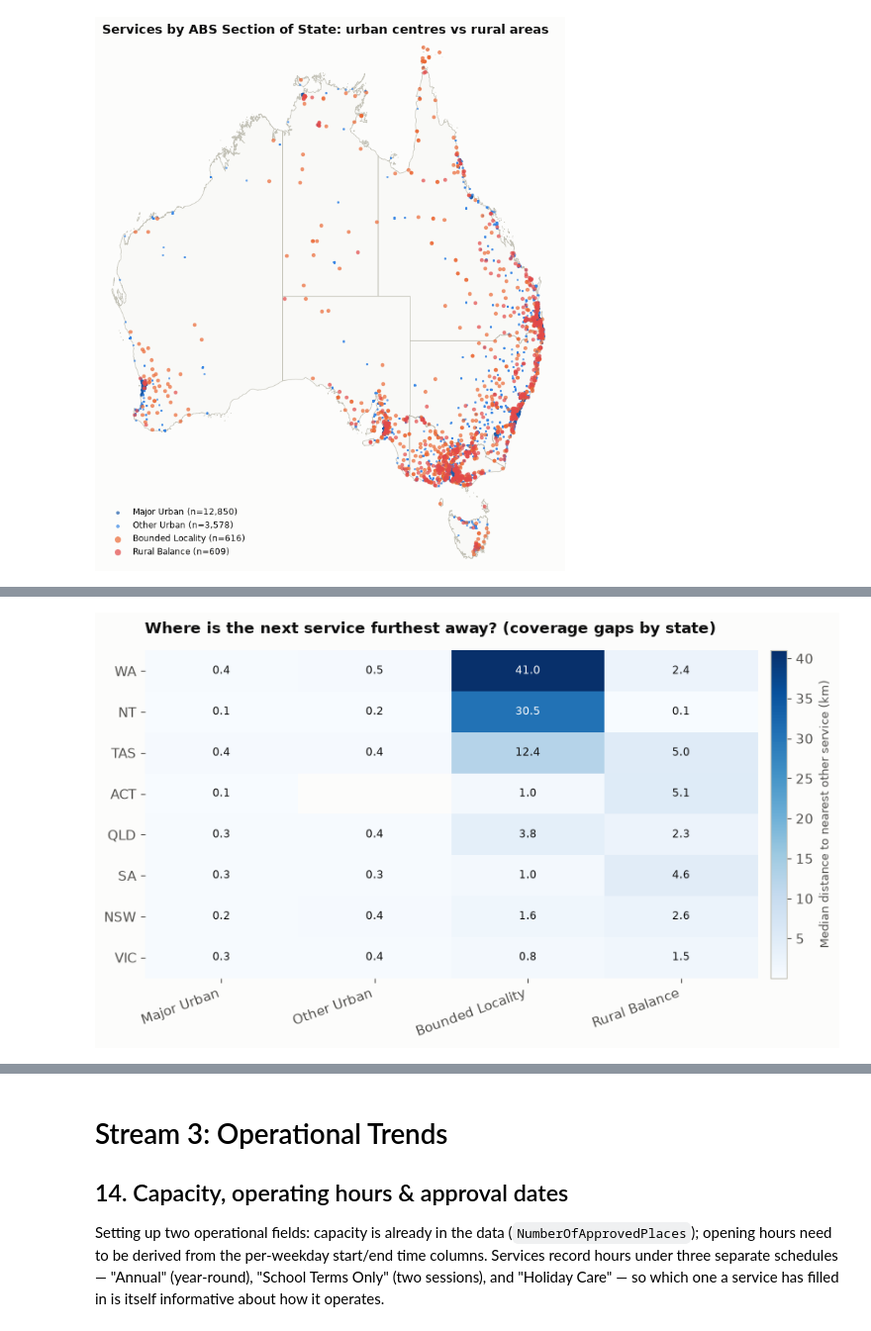
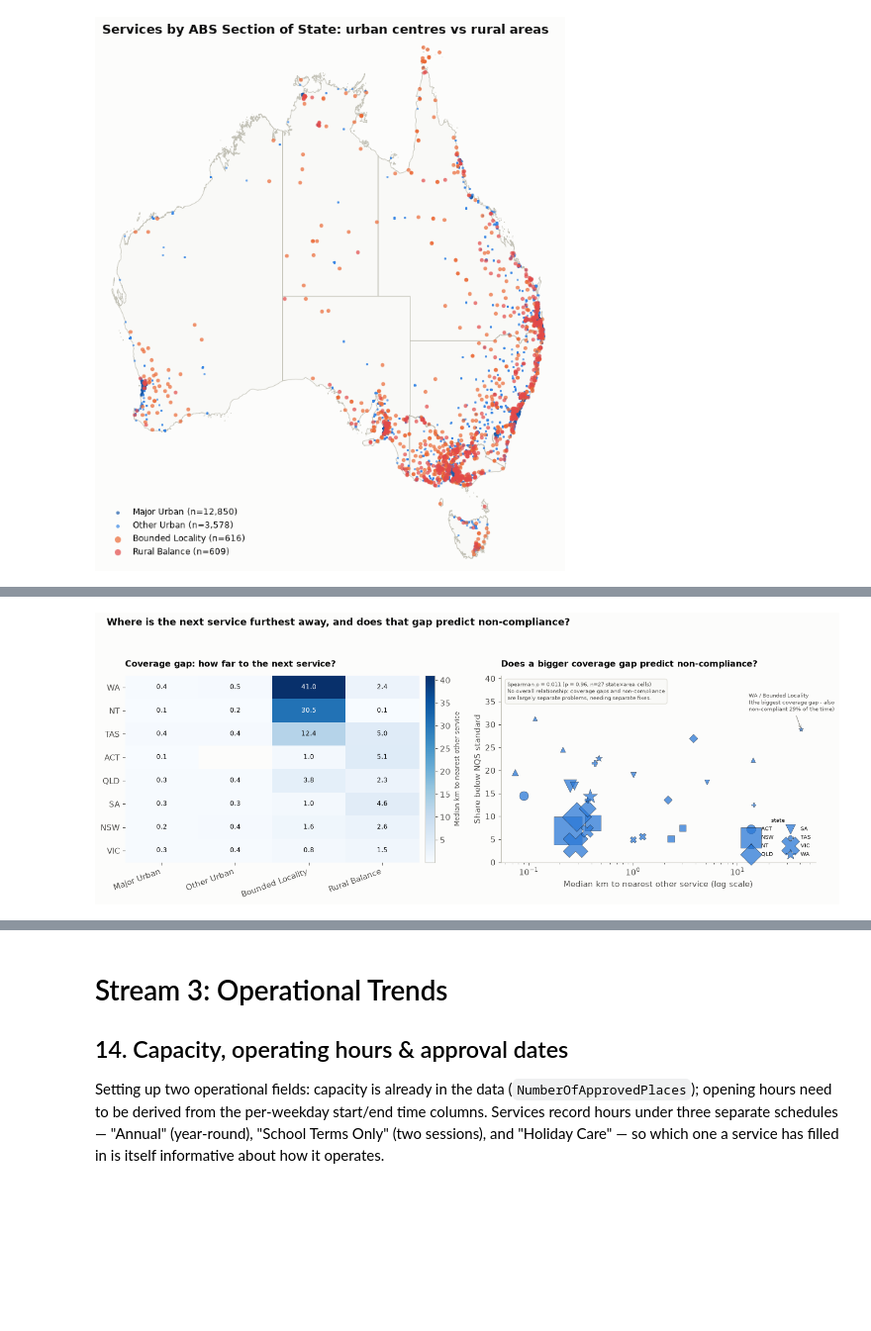
Before and after one commit to martvanhoorn2003-svg/Mart, a Jupyter notebook: ACECQA_Service_Quality_Analysis.ipynb, the cells around one changed output, grey strips where cells are left out. Shown at 99% size. Saved outputs shown, nothing was run; the diff lists cells and outputs as text; code cells hidden in the pictures; blank space fills up the shorter version.

```diff
--- a/ACECQA_Service_Quality_Analysis.ipynb
+++ b/ACECQA_Service_Quality_Analysis.ipynb
@@ -660,0 +652,17 @@ dtype: float64
+# %%
+
+grid7, counts7 = noncompliance_grid(df, "State", "SOS_Category", SOS_ORDER)
+grid7 = plot_noncompliance_heatmap(
+    grid7, counts7,
+    "Where does non-compliance concentrate: urban vs rural? State by state",
+    "Share of services rated 'Working Towards NQS' or 'Significant Improvement Required', by ABS Section of State",
+    "07_rating_by_urban_rural.png",
+)
+worst7 = grid7.stack().idxmax()
+summary["worst_state_sos_noncompliance_cell"] = f"{worst7[0]} / {worst7[1]}"
+summary["worst_state_sos_noncompliance_pct"] = round(float(grid7.stack().max()) * 100, 1)
+for cat in SOS_ORDER:
+    if cat in grid7.columns:
+        summary[f"national_noncompliance_{cat.lower().replace(' ', '_')}_pct"] = round(float(grid7[cat].mean(skipna=True)) * 100, 1)
+print(grid7.round(3))
+print(f"\nWorst single cell: {summary['worst_state_sos_noncompliance_cell']} at {summary['worst_state_sos_noncompliance_pct']}%")
@@ -694,38 +716,82 @@ plt.show()
 # %%
 
 pts9 = gpd.GeoDataFrame(df, geometry=gpd.points_from_xy(df["lon"], df["lat"]), crs="EPSG:4326").to_crs("EPSG:3577")
 coords9 = np.vstack([pts9.geometry.x, pts9.geometry.y]).T
 dist9, _ = cKDTree(coords9).query(coords9, k=2)
 df["nearest_service_km"] = dist9[:, 1] / 1000
 
 d9 = df[df["State"].notna() & df["SOS_Category"].notna()]
-grid9 = d9.groupby(["State", "SOS_Category"])["nearest_service_km"].median().unstack().reindex(columns=SOS_ORDER)
-grid9 = grid9.loc[grid9.mean(axis=1, skipna=True).sort_values(ascending=False).index]
+gap_grid9 = d9.groupby(["State", "SOS_Category"])["nearest_service_km"].median().unstack().reindex(columns=SOS_ORDER)
+gap_grid9 = gap_grid9.loc[gap_grid9.mean(axis=1, skipna=True).sort_values(ascending=False).index]
+flat_gap9 = gap_grid9.stack()
+worst_gap9 = flat_gap9.idxmax()
 
-fig, ax = plt.subplots(figsize=(8.5, 5))
-vals9 = grid9.values.astype(float)
-im = ax.imshow(np.ma.masked_invalid(vals9), cmap="Blues", aspect="auto")
-ax.set_xticks(range(len(grid9.columns))); ax.set_xticklabels(grid9.columns, rotation=20, ha="right")
-ax.set_yticks(range(len(grid9.index))); ax.set_yticklabels(grid9.index)
+# Direct test: does a bigger coverage gap actually predict non-compliance,
+# cell by cell? One point per state x area-type combination.
+rated9 = d9[d9["OverallRating"].notna()].copy()
+rated9["OverallRating"] = rated9["OverallRating"].astype(str)
+rated9 = rated9[rated9["OverallRating"] != NOT_YET_ASSESSED]
+rated9["BelowStandard"] = rated9["OverallRating"].isin(["Working Towards NQS", "Significant Improvement Required"]).astype(int)
+cell9 = rated9.groupby(["State", "SOS_Category"]).agg(
+    nearest_km=("nearest_service_km", "median"), noncompliance=("BelowStandard", "mean"), n=("BelowStandard", "size"),
+).reset_index()
+cell9 = cell9[cell9["n"] >= MIN_CELL_N]
+rho9, pval9 = stats.spearmanr(cell9["nearest_km"], cell9["noncompliance"])
+worst_cell9 = cell9[(cell9["State"] == worst_gap9[0]) & (cell9["SOS_Category"] == worst_gap9[1])].iloc[0]
+
+fig, (ax1, ax2) = plt.subplots(1, 2, figsize=(14, 5.5))
+
+vals9 = gap_grid9.values.astype(float)
+im = ax1.imshow(np.ma.masked_invalid(vals9), cmap="Blues", aspect="auto")
+ax1.set_xticks(range(len(gap_grid9.columns))); ax1.set_xticklabels(gap_grid9.columns, rotation=20, ha="right")
+ax1.set_yticks(range(len(gap_grid9.index))); ax1.set_yticklabels(gap_grid9.index)
 for i in range(vals9.shape[0]):
     for j in range(vals9.shape[1]):
         v = vals9[i, j]
         if np.isnan(v):
             continue
-        ax.text(j, i, f"{v:.1f}", ha="center", va="center", fontsize=8.5, color="white" if v > np.nanmax(vals9) * 0.55 else INK_PRIMARY)
-for spine in ax.spines.values():
+        ax1.text(j, i, f"{v:.1f}", ha="center", va="center", fontsize=8.5, color="white" if v > np.nanmax(vals9) * 0.55 else INK_PRIMARY)
+for spine in ax1.spines.values():
     spine.set_visible(False)
-cbar = fig.colorbar(im, ax=ax, fraction=0.035, pad=0.02)
-cbar.set_label("Median distance to nearest other service (km)", color=INK_SECONDARY, fontsize=9)
-ax.set_title("Where is the next service furthest away? (coverage gaps by state)", fontsize=12, fontweight="bold", color=INK_PRIMARY, loc="left", pad=14)
-fig.tight_layout()
+cbar = fig.colorbar(im, ax=ax1, fraction=0.045, pad=0.02)
+cbar.set_label("Median km to nearest other service", color=INK_SECONDARY, fontsize=8.5)
+ax1.set_title("Coverage gap: how far to the next service?", fontsize=11.5, fontweight="bold", color=INK_PRIMARY, loc="left", pad=12)
+
+state_markers9 = {s: m for s, m in zip(sorted(cell9["State"].unique()), ["o", "s", "^", "D", "v", "P", "X", "*"])}
+for state in sorted(cell9["State"].unique()):
+    sub = cell9[cell9["State"] == state]
+    ax2.scatter(sub["nearest_km"], sub["noncompliance"] * 100, s=sub["n"] / 3 + 30, marker=state_markers9[state],
+               color=CAT["blue"], alpha=0.75, edgecolors=INK_PRIMARY, linewidths=0.4, label=state)
+ax2.set_xscale("log")
+ax2.set_ylim(0, cell9["noncompliance"].max() * 100 * 1.3)
+ax2.annotate(
+    f"{worst_cell9['State']} / {worst_cell9['SOS_Category']}\n(the biggest coverage gap - also\nnon-compliant {worst_cell9['noncompliance']:.0%} of the time)",
+    xy=(worst_cell9["nearest_km"], worst_cell9["noncompliance"] * 100),
+    xytext=(-70, 25), textcoords="offset points", fontsize=7.5, color=INK_SECONDARY,
+    ha="left", arrowprops=dict(arrowstyle="->", color=INK_MUTED, lw=0.8))
+ax2.set_xlabel("Median km to nearest other service (log scale)")
+ax2.set_ylabel("Share below NQS standard")
+ax2.set_title("Does a bigger coverage gap predict non-compliance?", fontsize=11.5, fontweight="bold", color=INK_PRIMARY, loc="left", pad=12)
+ax2.text(0.02, 0.97, f"Spearman ρ = {rho9:.3f} (p = {pval9:.2g}, n={len(cell9)} state×area cells)\n"
+                    "No overall relationship: coverage gaps and non-compliance\nare largely separate problems, needing separate fixes.",
+        transform=ax2.transAxes, ha="left", va="top", fontsize=7.5, color=INK_SECONDARY,
+        bbox=dict(boxstyle="round,pad=0.4", facecolor="#f9f9f7", edgecolor=GRIDLINE))
+ax2.legend(loc="lower right", frameon=False, fontsize=7.5, ncol=2, title="state", title_fontsize=7.5)
+for spine in ["top", "right"]:
+    ax2.spines[spine].set_visible(False)
+ax2.spines["left"].set_color(BASELINE); ax2.spines["bottom"].set_color(BASELINE)
+
+fig.suptitle("Where is the next service furthest away, and does that gap predict non-compliance?",
+             fontsize=13, fontweight="bold", color=INK_PRIMARY, x=0.02, ha="left")
+fig.tight_layout(rect=[0, 0, 1, 0.93])
 fig.savefig(FIG_DIR / "09_coverage_gaps.png", dpi=200)
 plt.show()
 
-flat9 = grid9.stack()
-worst_gap = flat9.idxmax()
-summary["most_underserved_state_sos"] = f"{worst_gap[0]} / {worst_gap[1]}"
-summary["most_underserved_median_km"] = round(float(flat9.max()), 1)
-print(f"Most underserved: {summary['most_underserved_state_sos']} — median {summary['most_underserved_median_km']}km to the nearest other service")
+summary["most_underserved_state_sos"] = f"{worst_gap9[0]} / {worst_gap9[1]}"
+summary["most_underserved_median_km"] = round(float(flat_gap9.max()), 1)
+summary["coverage_gap_noncompliance_spearman_rho"] = round(float(rho9), 4)
+summary["coverage_gap_noncompliance_spearman_p"] = float(pval9)
+summary["worst_coverage_gap_cell_noncompliance_pct"] = round(float(worst_cell9["noncompliance"]) * 100, 1)
+print(f"Most underserved: {summary['most_underserved_state_sos']} — median {summary['most_underserved_median_km']}km to the nearest other service, {summary['worst_coverage_gap_cell_noncompliance_pct']}% non-compliant")
 # %% [output]
-[figure, old version]
+[figure, new version]
```
Also changed, not shown: parts of 12 cells of this notebook, 8 other files.
